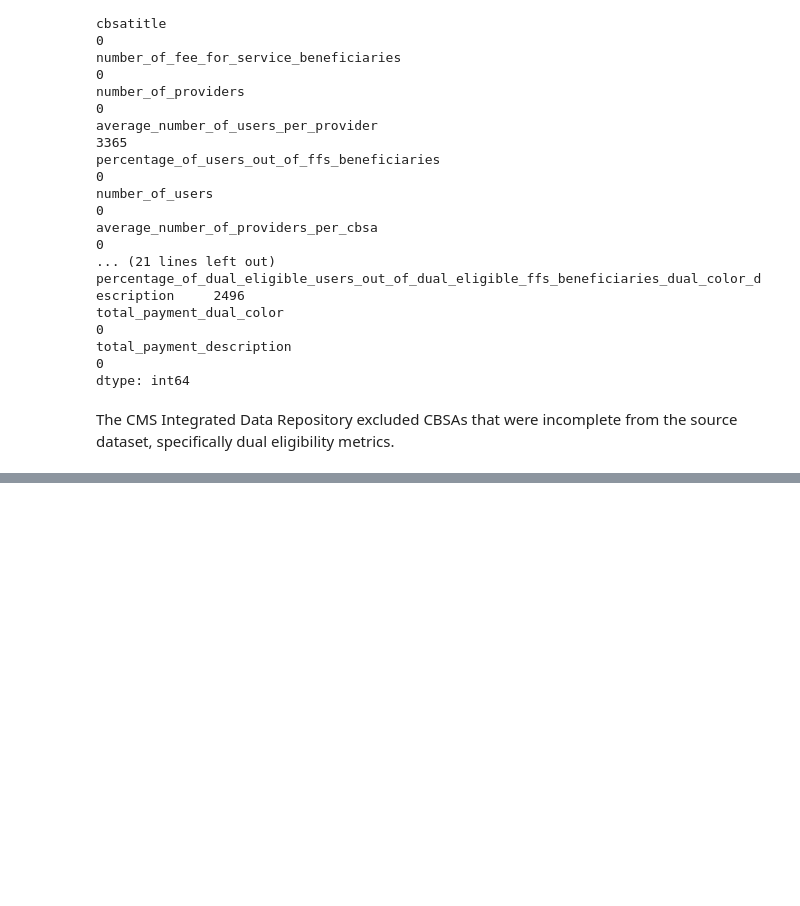
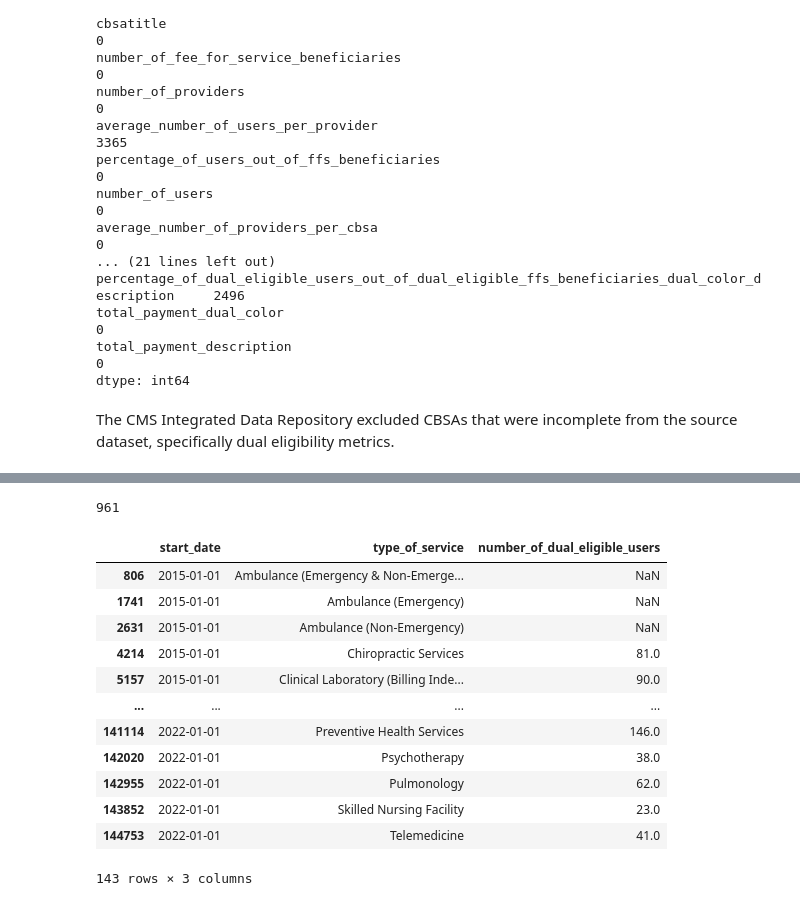
Before and after one commit to renaqd/team7-ADS502, a Jupyter notebook: team7-Final.ipynb, the cells around one changed output, grey strips where cells are left out. Saved outputs shown, nothing was run; the diff lists cells and outputs as text; code cells hidden in the pictures; blank space fills up the shorter version.

```diff
--- a/team7-Final.ipynb
+++ b/team7-Final.ipynb
@@ -244,0 +263,22 @@ cbsa_2022 = cbsa[cbsa['start_date'].dt.year == 2022]
+# %%
+cbsa['cbsa'].nunique()
+# %% [output]
+961
+# %%
+cbsa43980 = cbsa[cbsa['cbsa'] == "43980"]
+# pd.set_option('display.max_rows', None)
+cbsa43980[['start_date','type_of_service','number_of_dual_eligible_users']]
+# %% [output]
+|  | start_date | type_of_service | number_of_dual_eligible_users |
+| 806 | 2015-01-01 | Ambulance (Emergency & Non-Emerge... | NaN |
+| 1741 | 2015-01-01 | Ambulance (Emergency) | NaN |
+| 2631 | 2015-01-01 | Ambulance (Non-Emergency) | NaN |
+| 4214 | 2015-01-01 | Chiropractic Services | 81.0 |
+| 5157 | 2015-01-01 | Clinical Laboratory (Billing Inde... | 90.0 |
+| ... | ... | ... | ... |
+| 141114 | 2022-01-01 | Preventive Health Services | 146.0 |
+| 142020 | 2022-01-01 | Psychotherapy | 38.0 |
+| 142955 | 2022-01-01 | Pulmonology | 62.0 |
+| 143852 | 2022-01-01 | Skilled Nursing Facility | 23.0 |
+| 144753 | 2022-01-01 | Telemedicine | 41.0 |
+143 rows × 3 columns
```
Also changed, not shown: parts of 6 cells of this notebook.
